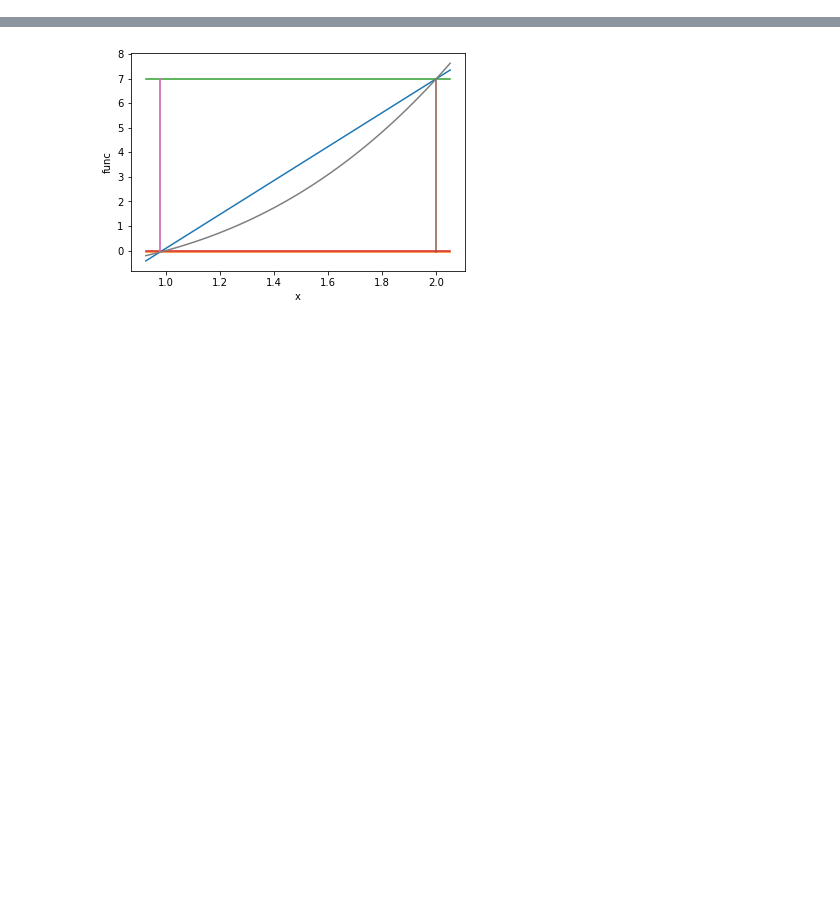
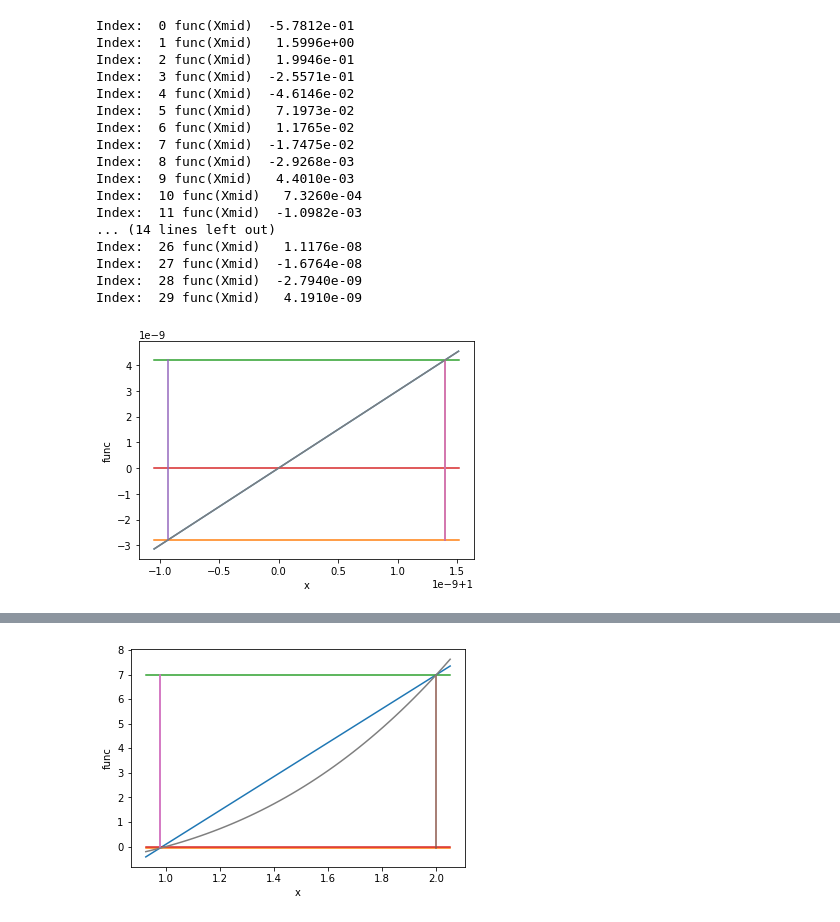
Before and after one commit to mm002a/JupyterNotebooks-V0.0, a Jupyter notebook: LinInterpSolver.ipynb, the cells around one changed output, grey strips where cells are left out. Cells and saved outputs as stored; diff of their text form; code cells hidden in the pictures; blank space fills up the shorter version.

```diff
--- a/LinInterpSolver.ipynb
+++ b/LinInterpSolver.ipynb
@@ -7,6 +7,9 @@ import numpy as np
 #plt.rcParams["figure.figsize"] = (40,40)
 #
 def func(XA, DEBUG = 0):
+  """
+  This is the function we are trying to find the roots of.
+  """
   FX = np.sin(XA)
   FX = XA*XA - 2*XA + 1
   FX = XA*XA*XA - 0*XA - 1
@@ -28,15 +31,28 @@ def LinInterpS(X1, X2, Ystar, DEBUG = 0):
   print("           Xstar, f(Xstar): ", Xstar, func(Xstar,DEBUG))
   return Xstar
 def BisectS(X1, X2, Ystar, DEBUG = 0):
-#
-  if DEBUG == 1 :
-    print("x: ", x)
+  """
+  Inputs: the curent interval (X1,X2) and the target: Ystar
+  Output: the new Interval (X1new, X2new)
+  """
+  assert X1 < X2 , "The interval has become disordered!"
+
   Y1 = func(X1, DEBUG)
   Y2 = func(X2, DEBUG)
+  assert Y1*Y2 <= 0, "We don't have a bracket!"
+  Xmid = 0.5*(X1 + X2)
+  Ymid = func(Xmid, DEBUG)
 
-  Xstar = CalcXstar(X1, X2, Ystar, DEBUG)
-  print("           Xstar, f(Xstar): ", Xstar, func(Xstar,DEBUG))
-  return Xstar
+  [X1new,X2new]=[Xmid,X2]
+  if (Y1-Ystar)*(Ymid-Ystar)<0: [X1new,X2new]=[X1,Xmid]
+
+  if DEBUG == 1 :
+     # print('X1,Y1 {:12.3e}{:12.3e}'.format(X1,Y1),
+      print('X1,Y1{:11.3e}{:11.3e}'.format(X1,Y1), # because I can!
+            'X2,Y2{:11.3e}{:11.3e}'.format(X2,Y2),
+            'Xmid,Ymid{:11.3e}{:11.3e}'.format(Xmid,Ymid),
+            ':X1new,X2new{:11.3e}{:11.3e}'.format(X1new,X2new))
+  return [X1new, X2new]
 def SlvShow(X1, X2, Xstar, Xscale=1.1,  DEBUG = 0):
   x = 2.0*np.linspace(-0.5, 1.25,num =51)
   Xmarg = 0.5* (X2 - X1)*(Xscale - 1.0)
@@ -64,6 +80,39 @@ def SlvShow(X1, X2, Xstar, Xscale=1.1,  DEBUG = 0):
   #plt.legend()
   plt.show()
   return
+# %%
+DEBUG = 0
+X1 = -0.5; X2 = 2; Ystar = 0
+
+for INDEX in range(30):
+  Xmid = 0.5*(X1 + X2)
+  if DEBUG == 1 :
+    print("INDEX: ",INDEX," X1,X2,Xstar: ", X1,X2,Xmid,
+          " f1, f2, f(X*): ", func(X1), func(X2), func(Xmid))
+    #SlvShow(X1, X2, Xmid, DEBUG = 0)
+  else :
+    print("Index: ", INDEX, "func(Xmid)", '{:12.4e}'.format(func(Xmid)))
+  [X1,X2] = BisectS(X1, X2, Ystar, DEBUG = 0)
+SlvShow(X1, X2, Xmid, DEBUG = 0)
+# %% [output]
+Index:  0 func(Xmid)  -5.7812e-01
+Index:  1 func(Xmid)   1.5996e+00
+Index:  2 func(Xmid)   1.9946e-01
+Index:  3 func(Xmid)  -2.5571e-01
+Index:  4 func(Xmid)  -4.6146e-02
+Index:  5 func(Xmid)   7.1973e-02
+Index:  6 func(Xmid)   1.1765e-02
+Index:  7 func(Xmid)  -1.7475e-02
+Index:  8 func(Xmid)  -2.9268e-03
+Index:  9 func(Xmid)   4.4010e-03
+Index:  10 func(Xmid)   7.3260e-04
+Index:  11 func(Xmid)  -1.0982e-03
+... (14 lines left out)
+Index:  26 func(Xmid)   1.1176e-08
+Index:  27 func(Xmid)  -1.6764e-08
+Index:  28 func(Xmid)  -2.7940e-09
+Index:  29 func(Xmid)   4.1910e-09
+[figure, added]
 # %%
 DEBUG = 1
 X1 = -0.5; X2 = 2; Ystar = 0
```
Also changed, not shown: parts of 3 cells of this notebook.
